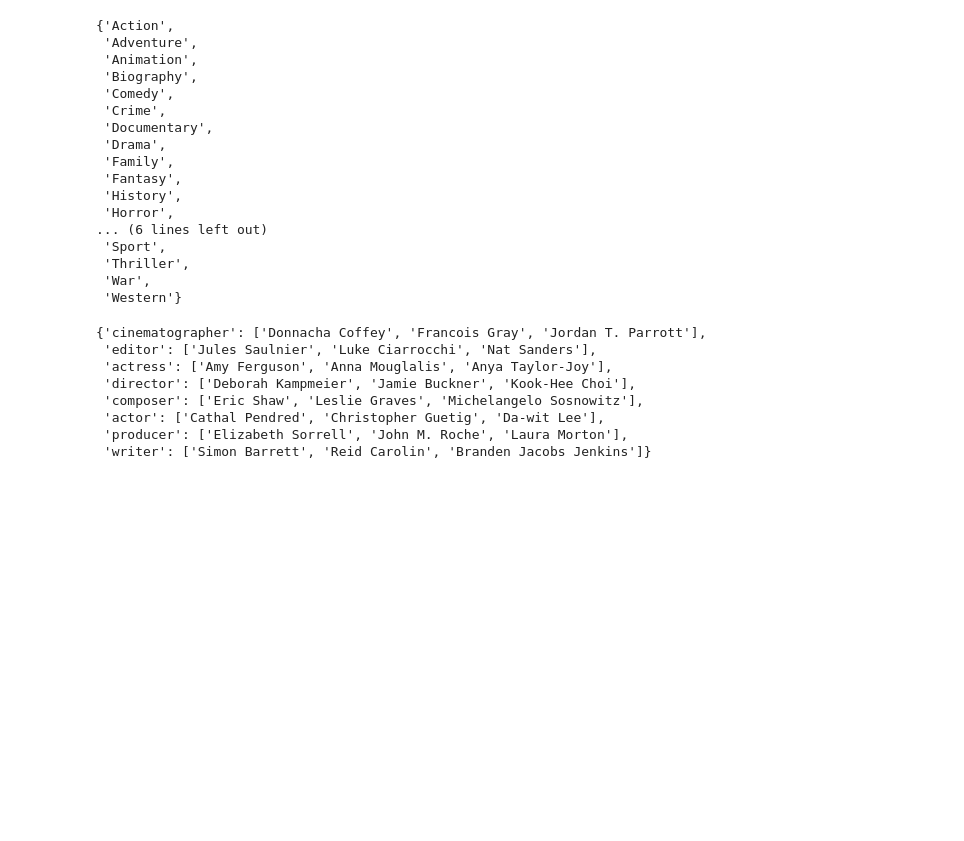
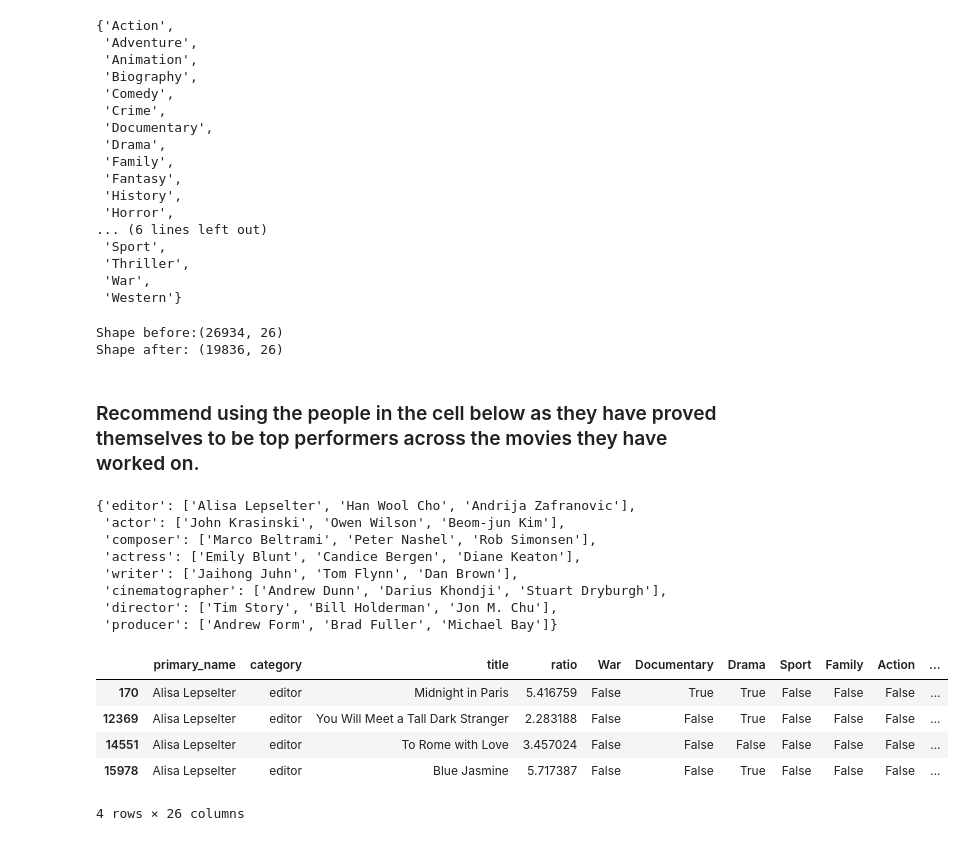
Before and after one commit to DanlBradley/dsc-phase-1-project-v2-3, a Jupyter notebook: daniel.ipynb, the cells around one changed output. Cells and saved outputs as stored; diff of their text form; code cells hidden in the pictures; blank space fills up the shorter version.

Commit message:
fixed professional recommender so that it only displays people who have worked on at least 3 movies

```diff
--- a/daniel.ipynb
+++ b/daniel.ipynb
@@ -187,26 +193,54 @@ unique_genres
  'Thriller',
  'War',
  'Western'}
+# %%
+#This block removes anyone who has less than 3 movies they've worked on. Print the shape before and after to see how many entries have been removed.
+print("Shape before: " + str(profit_by_job_cleaned.shape))
+for name in list(set(list(profit_by_job_cleaned['primary_name']))):
+    dropped_list = list(profit_by_job_cleaned.loc[profit_by_job_cleaned['primary_name'] == name].index)
+    if len(dropped_list) < 3:
+        profit_by_job_cleaned.drop(dropped_list, inplace = True)
+    else:
+        continue;
+
+print("Shape after: " + str(profit_by_job_cleaned.shape))
+# %% [output]
+Shape before:(26934, 26)
+Shape after: (19836, 26)
+# %% [markdown]
+### Recommend using the people in the cell below as they have proved themselves to be top performers across the movies they have worked on.
 # %%
 #Choose genre below. Change this according to the unique genres list
-desired_genre = 'Comedy'
+desired_genre = 'Documentary'
 
 #This block should be the same for any genre
 profit_by_job_cleaned = profit_by_job_cleaned.drop_duplicates(subset = ['primary_name','title']) #Drops anyone that appears multiple times in the same title
-profit = profit_by_job_cleaned.loc[profit_by_job_cleaned[desired_genre] == True]
-multilayer = profit[['category','primary_name','ratio']].groupby(['category','primary_name']).mean().sort_values(['category','ratio'], ascending = [True,False])
+profit = profit_by_job_cleaned.loc[profit_by_job_cleaned[desired_genre] == True] #filters by the desired genre
+multilayer = profit[['category','primary_name','ratio']].groupby(['category','primary_name']).mean().sort_values(['category','ratio'], ascending = [True,False]) #Creates multilayered index
 category_list = list(set(list(principals_df['category'])))
 category_dict = {}
 for category in category_list:
     if category not in (other for other in ['archive_sound','archive_footage','production_designer','self']):
         category_dict[category] = list(multilayer.xs(category).index[0:3])
+
+
 category_dict
 # %% [output]
-{'cinematographer': ['Donnacha Coffey', 'Francois Gray', 'Jordan T. Parrott'],
- 'editor': ['Jules Saulnier', 'Luke Ciarrocchi', 'Nat Sanders'],
- 'actress': ['Amy Ferguson', 'Anna Mouglalis', 'Anya Taylor-Joy'],
- 'director': ['Deborah Kampmeier', 'Jamie Buckner', 'Kook-Hee Choi'],
- 'composer': ['Eric Shaw', 'Leslie Graves', 'Michelangelo Sosnowitz'],
- 'actor': ['Cathal Pendred', 'Christopher Guetig', 'Da-wit Lee'],
- 'producer': ['Elizabeth Sorrell', 'John M. Roche', 'Laura Morton'],
- 'writer': ['Simon Barrett', 'Reid Carolin', 'Branden Jacobs Jenkins']}
+{'editor': ['Alisa Lepselter', 'Han Wool Cho', 'Andrija Zafranovic'],
+ 'actor': ['John Krasinski', 'Owen Wilson', 'Beom-jun Kim'],
+ 'composer': ['Marco Beltrami', 'Peter Nashel', 'Rob Simonsen'],
+ 'actress': ['Emily Blunt', 'Candice Bergen', 'Diane Keaton'],
+ 'writer': ['Jaihong Juhn', 'Tom Flynn', 'Dan Brown'],
+ 'cinematographer': ['Andrew Dunn', 'Darius Khondji', 'Stuart Dryburgh'],
+ 'director': ['Tim Story', 'Bill Holderman', 'Jon M. Chu'],
+ 'producer': ['Andrew Form', 'Brad Fuller', 'Michael Bay']}
+# %%
+#Use this cell to check info on specific people as a sanity check
+profit_by_job_cleaned.loc[profit_by_job_cleaned['primary_name'] == 'Alisa Lepselter']
+# %% [output]
+|  | primary_name | category | title | ratio | War | Documentary | Drama | Sport | Family | Action | ... |
+| 170 | Alisa Lepselter | editor | Midnight in Paris | 5.416759 | False | True | True | False | False | False | ... |
+| 12369 | Alisa Lepselter | editor | You Will Meet a Tall Dark Stranger | 2.283188 | False | False | True | False | False | False | ... |
+| 14551 | Alisa Lepselter | editor | To Rome with Love | 3.457024 | False | False | False | False | False | False | ... |
+| 15978 | Alisa Lepselter | editor | Blue Jasmine | 5.717387 | False | False | True | False | False | False | ... |
+4 rows × 26 columns
```
Also changed, not shown: parts of 2 cells of this notebook.
